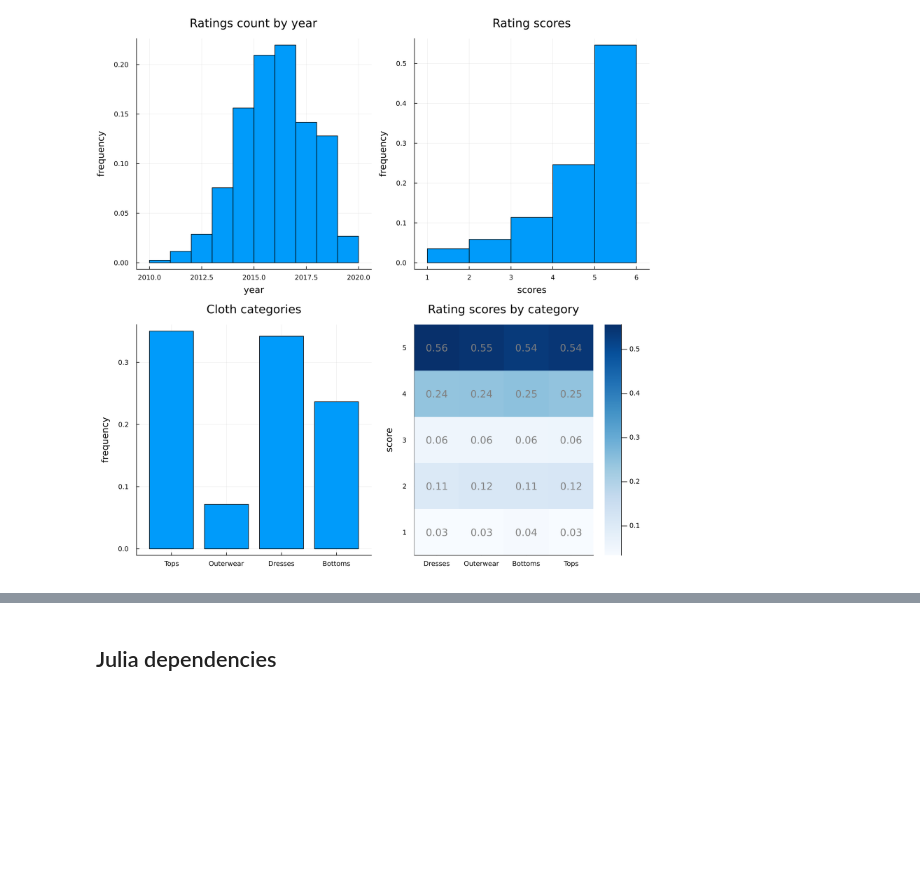
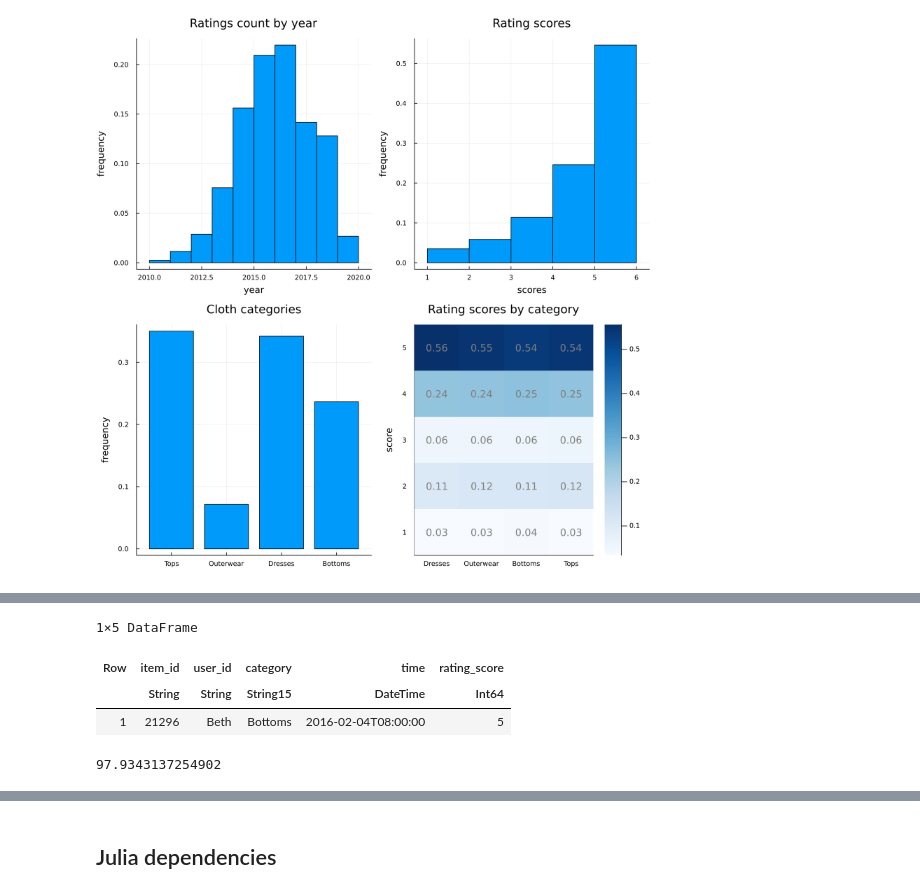
Before and after one commit to JustBeYou/unibuc-master-ai, a Jupyter notebook: probabilistic_programming/Project 1.ipynb, the cells around one changed output, grey strips where cells are left out. Drawn from its saved outputs; the diff is of its cells as text; code cells hidden in the pictures; blank space fills up the shorter version.

```diff
--- a/probabilistic_programming/Project 1.ipynb
+++ b/probabilistic_programming/Project 1.ipynb
@@ -306,0 +408,13 @@ Measures for goals accomplishment:
+# %%
+@pipe filter(:user_id => ==("Beth"), ratings_df) |> filter(:item_id => ==("21296"), _)
+# %% [output]
+1×5 DataFrame
+| Row | item_id | user_id | category | time | rating_score |
+|  | String | String | String15 | DateTime | Int64 |
+| 1 | 21296 | Beth | Bottoms | 2016-02-04T08:00:00 | 5 |
+# %%
+@pipe groupby(ratings_df, :item_id) |>
+    combine(_, nrow => :overlapping) |>
+    df -> mean(df.overlapping)
+# %% [output]
+97.9343137254902
```
Also changed, not shown: parts of 12 cells of this notebook.
